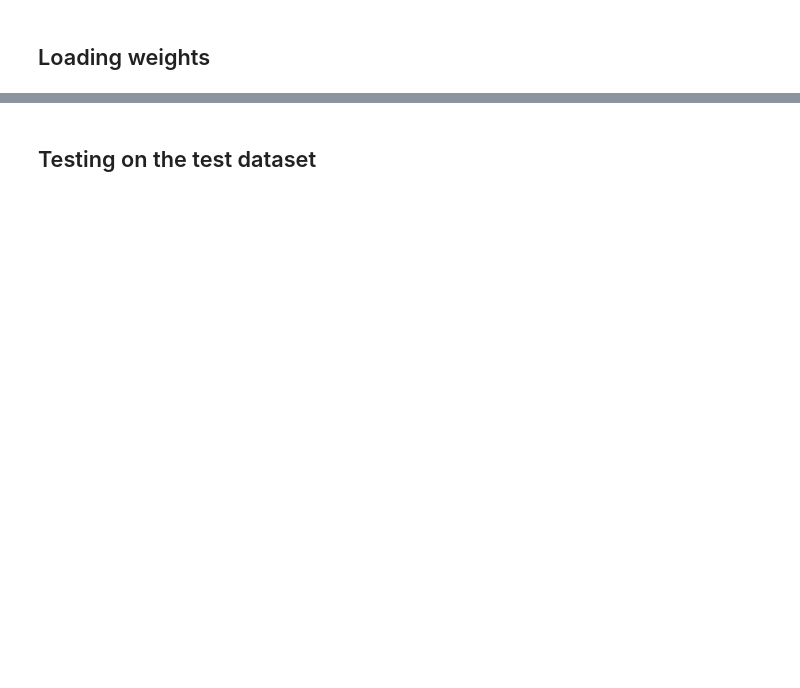
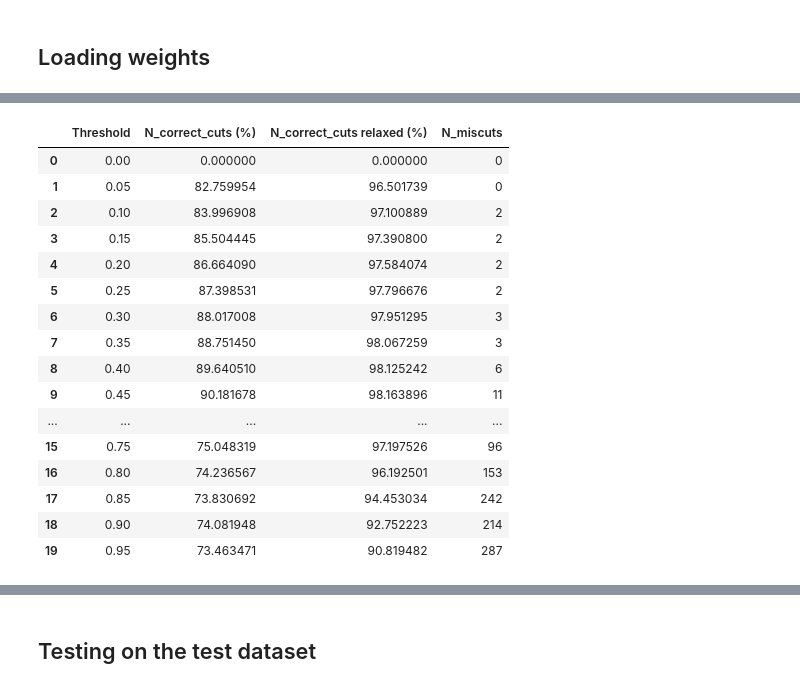
Before and after one commit to SPA-C/SPA-C, a Jupyter notebook: model_training/SPA-C_training.ipynb, the cells around one changed output, grey strips where cells are left out. Cells and saved outputs as stored; diff of their text form; code cells hidden in the pictures; blank space fills up the shorter version.

```diff
--- a/model_training/SPA-C_training.ipynb
+++ b/model_training/SPA-C_training.ipynb
@@ -255,8 +382,7 @@ def compute_range(x, probs, threshold):
             else:  # We were already in a keeping zone, so we update the last element of the list
                 current_range[-1] = bin_id
 
-        if (pred < threshold) or bin_id == max(
-                x):  # We exit the keeping region or we are at the end anyway
+        if (pred < threshold):  # We exit the keeping region
             in_keep = False
 
             if current_range is not None:  # We were in a keeping zone, so we exit it
@@ -277,5 +403,19 @@ def compute_range(x, probs, threshold):
             else:
                 current_bad_range[-1] = bin_id
 
+        if bin_id == max(x): # We are at the end
+            if in_keep: # We were in a non-chimeric region
+                _ctg_parts[current_part_id] = {
+                    "chimeric": False,
+                    "range": [current_range[0], current_range[1]]
+                }
+            else:
+                _ctg_parts[current_part_id] = {
+                    "chimeric": True,
+                    "range": [current_bad_range[0], current_bad_range[1]]
+                }
+
+        #print(bin_id, pred, in_keep, current_range, current_bad_range, _ctg_parts)
+
     return _ctg_parts
 # %%
@@ -336,22 +518,45 @@ res
 # %%
 # Processing results
 ## Cumulative sum of error distance and number of cuts in chromosomes
 df = {}
 for thres, cuts_pos in res.items():
-    chim, correct = [], 0
+    chim, chim_relaxed, correct = [], [], 0
     for dists in cuts_pos["Chimeric"].values():
-        chim.extend(dists)
+        if len(dists) == 0: # No cut pos
+            chim.append(0)
+            chim_relaxed.append(0)
+        else:
+            chim.extend([int(k==0) for k in dists])
+            chim_relaxed.extend([int(k<=1) for k in dists])
     for pos in cuts_pos["Correct"].values():
         correct += len(pos)
-    df[thres] = {"Cumul_Dist": np.sum(chim), "N_miscuts": correct}
+    df[thres] = {"N_correct_cuts (%)": (np.sum(chim)/(len(ctg_parts.keys())-3))*100, "N_correct_cuts relaxed (%)": (np.sum(chim_relaxed)/(len(ctg_parts.keys())-3))*100, "N_miscuts": correct}
 
 import pandas as pd
 df = pd.DataFrame.from_dict(
     df, orient="index"
 ).rename_axis(
     "Threshold"
 ).reset_index().sort_values("Threshold")
 df
+# %% [output]
+|  | Threshold | N_correct_cuts (%) | N_correct_cuts relaxed (%) | N_miscuts |
+| 0 | 0.00 | 0.000000 | 0.000000 | 0 |
+| 1 | 0.05 | 82.759954 | 96.501739 | 0 |
+| 2 | 0.10 | 83.996908 | 97.100889 | 2 |
+| 3 | 0.15 | 85.504445 | 97.390800 | 2 |
+| 4 | 0.20 | 86.664090 | 97.584074 | 2 |
+| 5 | 0.25 | 87.398531 | 97.796676 | 2 |
+| 6 | 0.30 | 88.017008 | 97.951295 | 3 |
+| 7 | 0.35 | 88.751450 | 98.067259 | 3 |
+| 8 | 0.40 | 89.640510 | 98.125242 | 6 |
+| 9 | 0.45 | 90.181678 | 98.163896 | 11 |
+| ... | ... | ... | ... | ... |
+| 15 | 0.75 | 75.048319 | 97.197526 | 96 |
+| 16 | 0.80 | 74.236567 | 96.192501 | 153 |
+| 17 | 0.85 | 73.830692 | 94.453034 | 242 |
+| 18 | 0.90 | 74.081948 | 92.752223 | 214 |
+| 19 | 0.95 | 73.463471 | 90.819482 | 287 |
 # %%
 fig, ax1 = plt.subplots(figsize=(9, 5))
 
```
Also changed, not shown: parts of 25 cells of this notebook.
